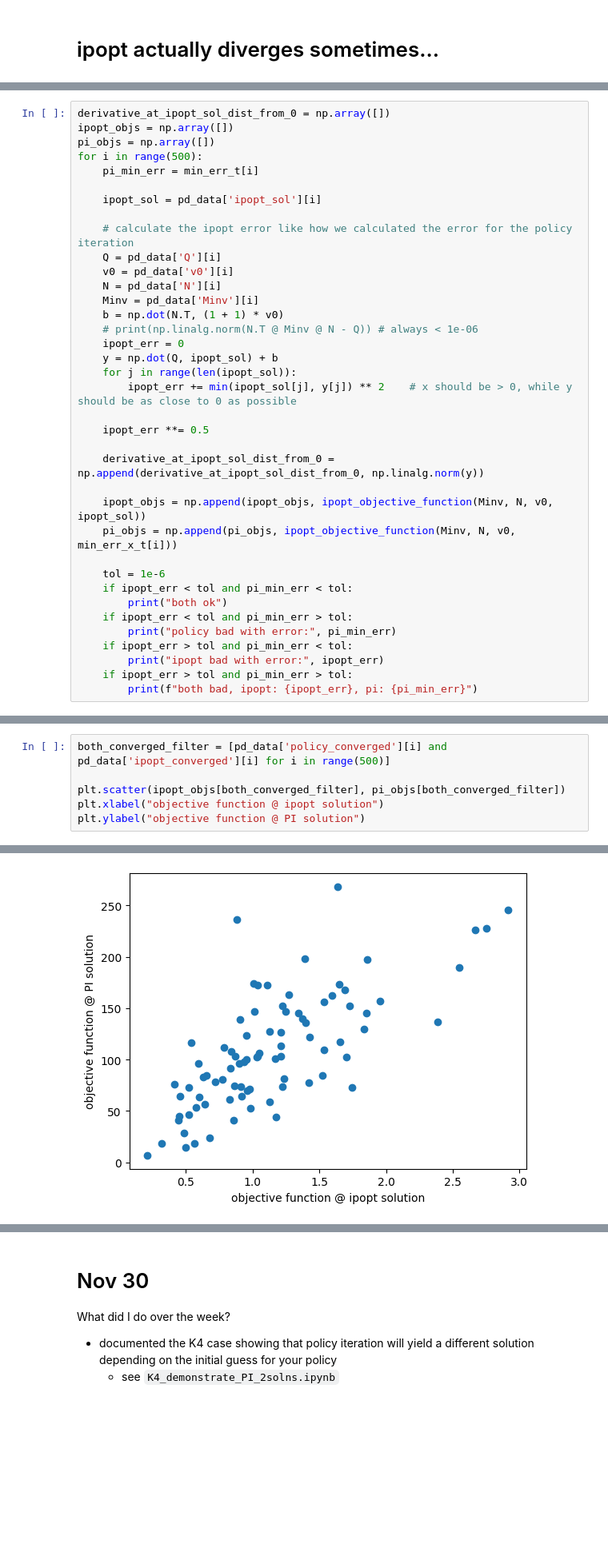
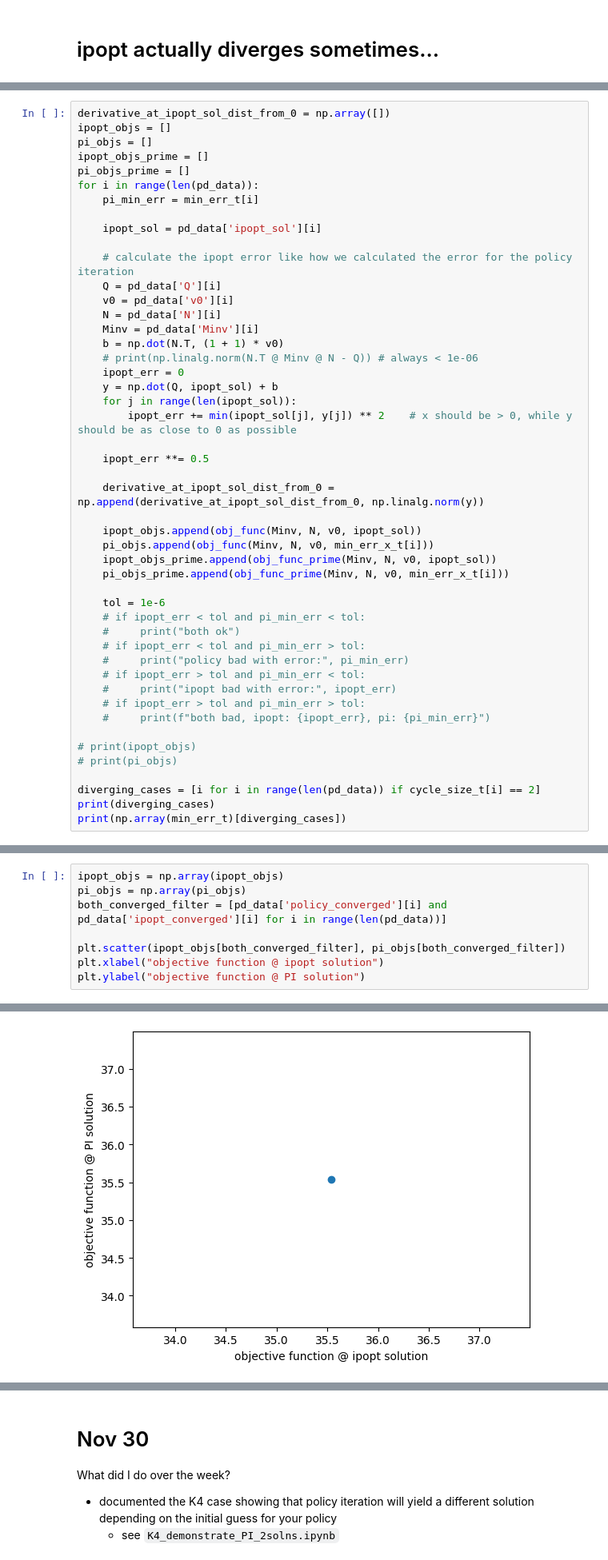
Before and after one commit to IsaiahWitzke/scisim, a Jupyter notebook: assets/rigidbody2d/isaiah_ura/python_code/better_data_crunching.ipynb, the cells around one changed output, grey strips where cells are left out. Shown: that part at 80% size. Saved outputs shown, nothing was run; the diff lists cells and outputs as text; blank space fills up the shorter version.

```diff
--- a/assets/rigidbody2d/isaiah_ura/python_code/better_data_crunching.ipynb
+++ b/assets/rigidbody2d/isaiah_ura/python_code/better_data_crunching.ipynb
@@ -250,8 +241,10 @@ def ipopt_objective_function(Minv, N, v0, sol):
 # %%
 derivative_at_ipopt_sol_dist_from_0 = np.array([])
-ipopt_objs = np.array([])
-pi_objs = np.array([])
-for i in range(500):
+ipopt_objs = []
+pi_objs = []
+ipopt_objs_prime = []
+pi_objs_prime = []
+for i in range(len(pd_data)):
     pi_min_err = min_err_t[i]
 
     ipopt_sol = pd_data['ipopt_sol'][i]
@@ -272,16 +265,25 @@ for i in range(500):
 
     derivative_at_ipopt_sol_dist_from_0 = np.append(derivative_at_ipopt_sol_dist_from_0, np.linalg.norm(y))
 
-    ipopt_objs = np.append(ipopt_objs, ipopt_objective_function(Minv, N, v0, ipopt_sol))
-    pi_objs = np.append(pi_objs, ipopt_objective_function(Minv, N, v0, min_err_x_t[i]))
+    ipopt_objs.append(obj_func(Minv, N, v0, ipopt_sol))
+    pi_objs.append(obj_func(Minv, N, v0, min_err_x_t[i]))
+    ipopt_objs_prime.append(obj_func_prime(Minv, N, v0, ipopt_sol))
+    pi_objs_prime.append(obj_func_prime(Minv, N, v0, min_err_x_t[i]))
 
     tol = 1e-6
-    if ipopt_err < tol and pi_min_err < tol:
-        print("both ok")
-    if ipopt_err < tol and pi_min_err > tol:
-        print("policy bad with error:", pi_min_err)
-    if ipopt_err > tol and pi_min_err < tol:
-        print("ipopt bad with error:", ipopt_err)
-    if ipopt_err > tol and pi_min_err > tol:
-        print(f"both bad, ipopt: {ipopt_err}, pi: {pi_min_err}")
+    # if ipopt_err < tol and pi_min_err < tol:
+    #     print("both ok")
+    # if ipopt_err < tol and pi_min_err > tol:
+    #     print("policy bad with error:", pi_min_err)
+    # if ipopt_err > tol and pi_min_err < tol:
+    #     print("ipopt bad with error:", ipopt_err)
+    # if ipopt_err > tol and pi_min_err > tol:
+    #     print(f"both bad, ipopt: {ipopt_err}, pi: {pi_min_err}")
+
+# print(ipopt_objs)
+# print(pi_objs)
+
+diverging_cases = [i for i in range(len(pd_data)) if cycle_size_t[i] == 2]
+print(diverging_cases)
+print(np.array(min_err_t)[diverging_cases])
 # %% [output]
@@ -305,12 +292,14 @@ ipopt bad with error: 7.4392754342028775
 # %%
-both_converged_filter = [pd_data['policy_converged'][i] and pd_data['ipopt_converged'][i] for i in range(500)]
+ipopt_objs = np.array(ipopt_objs)
+pi_objs = np.array(pi_objs)
+both_converged_filter = [pd_data['policy_converged'][i] and pd_data['ipopt_converged'][i] for i in range(len(pd_data))]
 
 plt.scatter(ipopt_objs[both_converged_filter], pi_objs[both_converged_filter])
 plt.xlabel("objective function @ ipopt solution")
 plt.ylabel("objective function @ PI solution")
 # %% [output]
 Text(0, 0.5, 'objective function @ PI solution')
-[figure, old version]
+[figure, new version]
 # %%
 print(derivative_at_ipopt_sol_dist_from_0)
 # %% [output]
```
Also changed, not shown: parts of 7 cells of this notebook, 6 other files.
